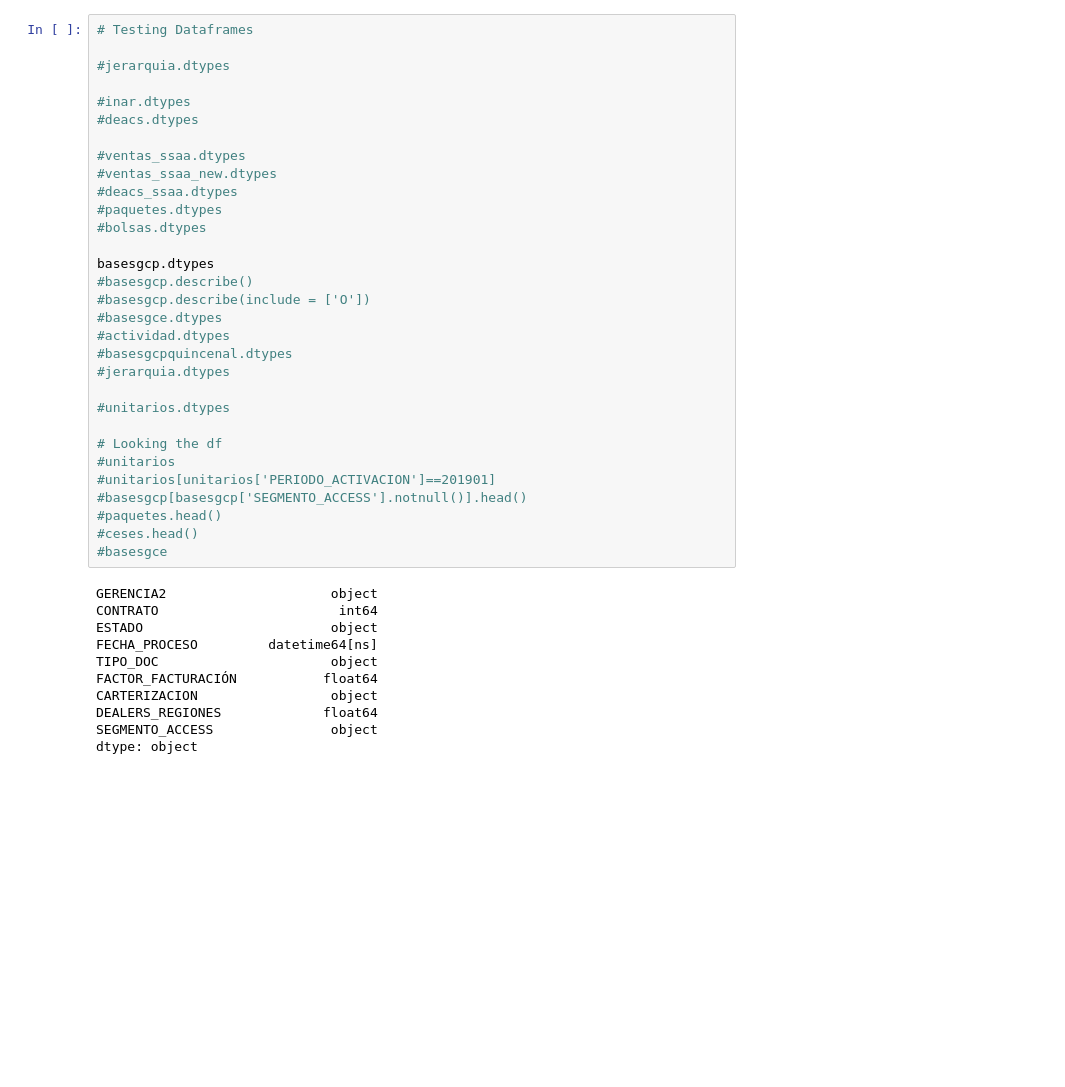
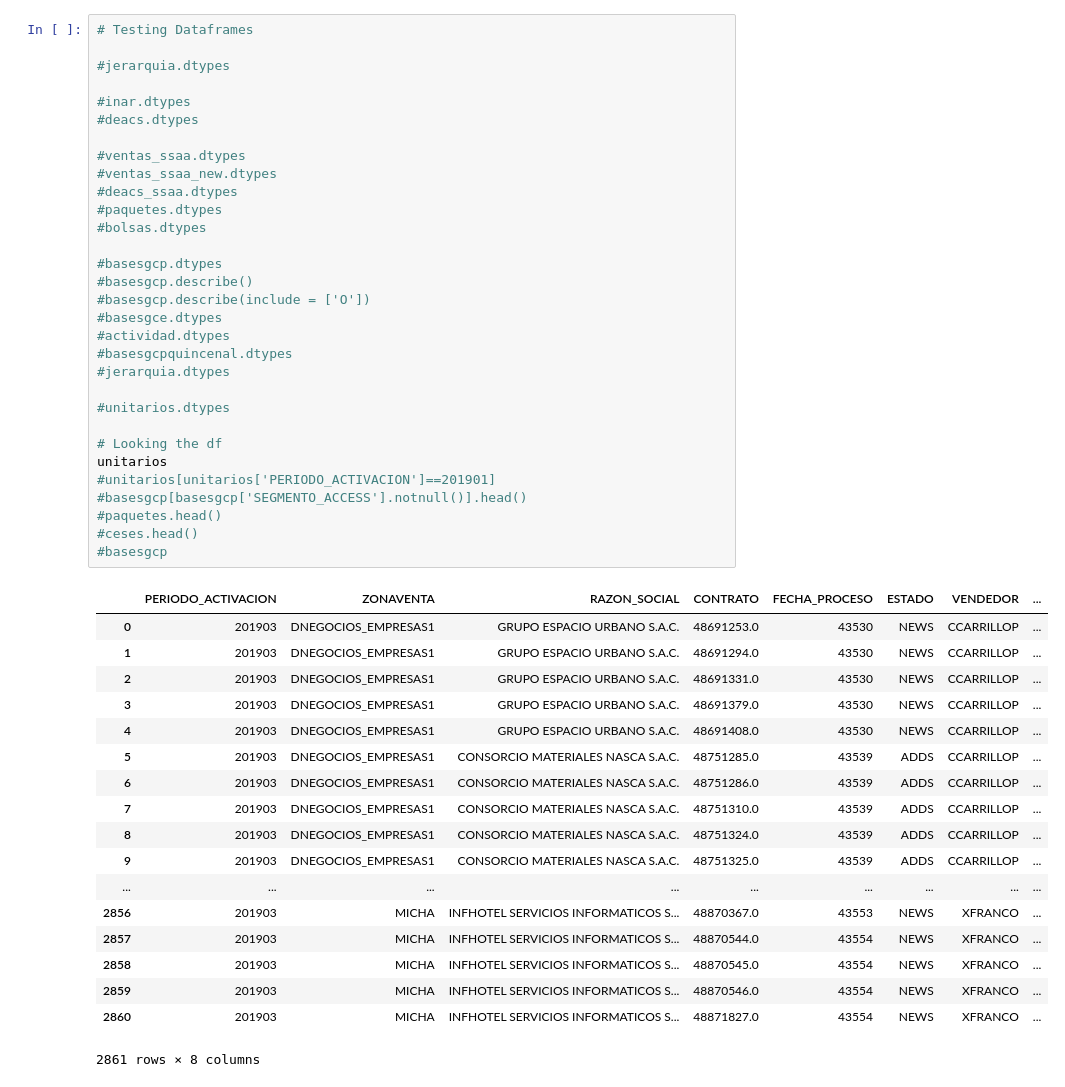
Before and after one commit to saenzac/Comisiones-python, a Jupyter notebook: Comisiones_Empresas.ipynb, the cells around one changed output. Drawn from its saved outputs; the diff is of its cells as text; blank space fills up the shorter version.

```diff
--- a/Comisiones_Empresas.ipynb
+++ b/Comisiones_Empresas.ipynb
@@ -112,43 +125,51 @@ El tamaño de Empleados_Update es 90 registros
 # %%
 # Testing Dataframes
 
 #jerarquia.dtypes
 
 #inar.dtypes
 #deacs.dtypes
 
 #ventas_ssaa.dtypes
 #ventas_ssaa_new.dtypes
 #deacs_ssaa.dtypes
 #paquetes.dtypes
 #bolsas.dtypes
 
-basesgcp.dtypes
+#basesgcp.dtypes
 #basesgcp.describe()
 #basesgcp.describe(include = ['O'])
 #basesgce.dtypes
 #actividad.dtypes
 #basesgcpquincenal.dtypes
 #jerarquia.dtypes
 
 #unitarios.dtypes
 
 # Looking the df
-#unitarios
+unitarios
 #unitarios[unitarios['PERIODO_ACTIVACION']==201901]
 #basesgcp[basesgcp['SEGMENTO_ACCESS'].notnull()].head()
 #paquetes.head()
 #ceses.head()
-#basesgce
+#basesgcp
 # %% [output]
+|  | PERIODO_ACTIVACION | ZONAVENTA | RAZON_SOCIAL | CONTRATO | FECHA_PROCESO | ESTADO | VENDEDOR | ... |
+| 0 | 201903 | DNEGOCIOS_EMPRESAS1 | GRUPO ESPACIO URBANO S.A.C. | 48691253.0 | 43530 | NEWS | CCARRILLOP | ... |
+| 1 | 201903 | DNEGOCIOS_EMPRESAS1 | GRUPO ESPACIO URBANO S.A.C. | 48691294.0 | 43530 | NEWS | CCARRILLOP | ... |
+| 2 | 201903 | DNEGOCIOS_EMPRESAS1 | GRUPO ESPACIO URBANO S.A.C. | 48691331.0 | 43530 | NEWS | CCARRILLOP | ... |
+| 3 | 201903 | DNEGOCIOS_EMPRESAS1 | GRUPO ESPACIO URBANO S.A.C. | 48691379.0 | 43530 | NEWS | CCARRILLOP | ... |
+| 4 | 201903 | DNEGOCIOS_EMPRESAS1 | GRUPO ESPACIO URBANO S.A.C. | 48691408.0 | 43530 | NEWS | CCARRILLOP | ... |
+| 5 | 201903 | DNEGOCIOS_EMPRESAS1 | CONSORCIO MATERIALES NASCA S.A.C. | 48751285.0 | 43539 | ADDS | CCARRILLOP | ... |
+| 6 | 201903 | DNEGOCIOS_EMPRESAS1 | CONSORCIO MATERIALES NASCA S.A.C. | 48751286.0 | 43539 | ADDS | CCARRILLOP | ... |
+| 7 | 201903 | DNEGOCIOS_EMPRESAS1 | CONSORCIO MATERIALES NASCA S.A.C. | 48751310.0 | 43539 | ADDS | CCARRILLOP | ... |
+| 8 | 201903 | DNEGOCIOS_EMPRESAS1 | CONSORCIO MATERIALES NASCA S.A.C. | 48751324.0 | 43539 | ADDS | CCARRILLOP | ... |
+| 9 | 201903 | DNEGOCIOS_EMPRESAS1 | CONSORCIO MATERIALES NASCA S.A.C. | 48751325.0 | 43539 | ADDS | CCARRILLOP | ... |
+| ... | ... | ... | ... | ... | ... | ... | ... | ... |
+| 2856 | 201903 | MICHA | INFHOTEL SERVICIOS INFORMATICOS S... | 48870367.0 | 43553 | NEWS | XFRANCO | ... |
+| 2857 | 201903 | MICHA | INFHOTEL SERVICIOS INFORMATICOS S... | 48870544.0 | 43554 | NEWS | XFRANCO | ... |
+| 2858 | 201903 | MICHA | INFHOTEL SERVICIOS INFORMATICOS S... | 48870545.0 | 43554 | NEWS | XFRANCO | ... |
+| 2859 | 201903 | MICHA | INFHOTEL SERVICIOS INFORMATICOS S... | 48870546.0 | 43554 | NEWS | XFRANCO | ... |
+| 2860 | 201903 | MICHA | INFHOTEL SERVICIOS INFORMATICOS S... | 48871827.0 | 43554 | NEWS | XFRANCO | ... |
-GERENCIA2                     object
-CONTRATO                       int64
-ESTADO                        object
-FECHA_PROCESO         datetime64[ns]
-TIPO_DOC                      object
-FACTOR_FACTURACIÓN           float64
-CARTERIZACION                 object
-DEALERS_REGIONES             float64
-SEGMENTO_ACCESS               object
-dtype: object
+2861 rows × 8 columns
 # %%
```
Also changed, not shown: parts of 4 cells of this notebook, 15 other files.
